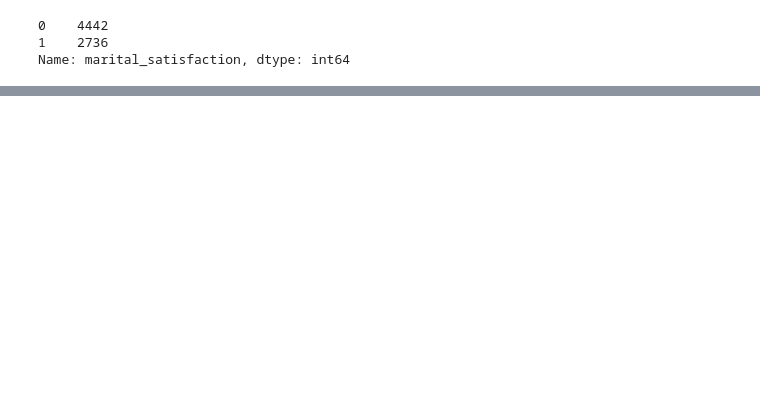
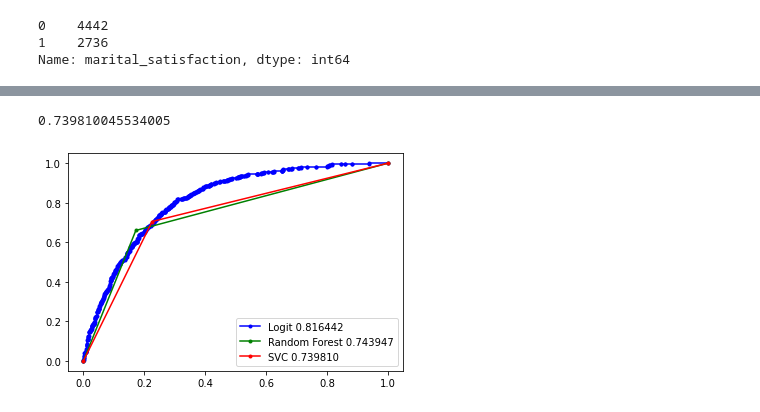
Before and after one commit to clahonta/Springboard_Capstone_2, a Jupyter notebook: Capstone Two - Pre-processing.ipynb, the cells around one changed output, grey strips where cells are left out. Saved outputs shown, nothing was run; the diff lists cells and outputs as text; code cells hidden in the pictures; blank space fills up the shorter version.

```diff
--- a/Capstone Two - Pre-processing.ipynb
+++ b/Capstone Two - Pre-processing.ipynb
@@ -213,0 +218,10 @@ calc_TP_FP_rate(y_test, y_pred)
+# %%
+# Train random forest
+
+rf=ensemble.RandomForestClassifier()
+rf.fit(X_train_rf, y_train_rf)
+y_pred_rf = rf.predict(X_test_rf)
+# %%
+rf_fpr, rf_tpr, threshold = roc_curve(y_test_rf, y_pred_rf)
+auc_rf = auc(rf_fpr, rf_tpr)
+print(auc_rf)
@@ -234,0 +247,22 @@ print(rf_u.score(X_u_test, y_u_test))
+# %%
+from sklearn.svm import SVC
+#Train SVM
+
+svc=SVC()
+svc.fit(X_train_svc, y_train_svc)
+y_pred_svc = svc.predict(X_test_svc)
+# %%
+svc_fpr, svc_tpr, threshold = roc_curve(y_test_svc, y_pred_svc)
+auc_svc = auc(svc_fpr, svc_tpr)
+print(auc_svc)
+# %% [output]
+0.739810045534005
+# %%
+plt.plot(logit_fpr, logit_tpr, marker='.', color='blue', label='Logit %f' % auc_logit)
+plt.plot(rf_fpr, rf_tpr, marker='.', color='green', label='Random Forest %f' % auc_rf)
+plt.plot(svc_fpr, svc_tpr, marker='.', color='red', label='SVC %f' % auc_svc)
+
+plt.legend()
+plt.show()
+# %% [output]
+[figure, added]
```
Also changed, not shown: parts of 26 cells of this notebook.
